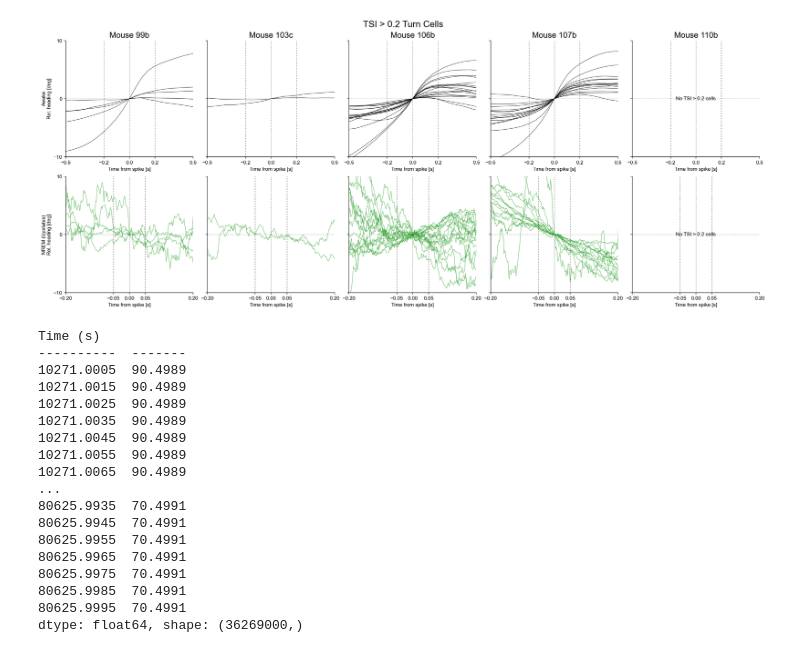
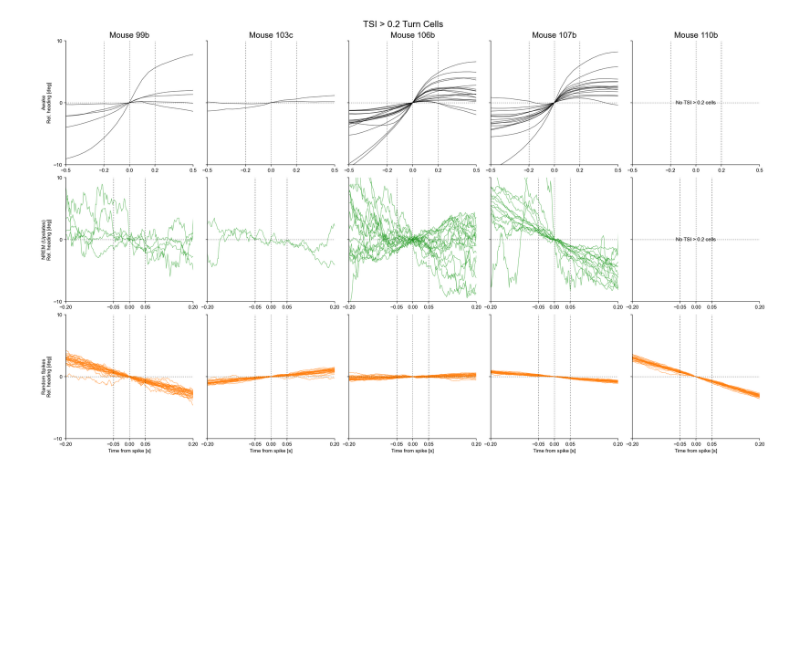
Before and after one commit to Senzai-Lab/nrem_analysis, a Jupyter notebook: notebooks/dual_recordings/visualize_sta_upstates_per_mouse.ipynb, the cells around one changed output. Saved outputs shown, nothing was run; the diff lists cells and outputs as text; code cells hidden in the pictures; blank space fills up the shorter version.

```diff
--- a/notebooks/dual_recordings/visualize_sta_upstates_per_mouse.ipynb
+++ b/notebooks/dual_recordings/visualize_sta_upstates_per_mouse.ipynb
@@ -86,23 +86,30 @@ def plot_scatter_with_regression(ax, x, y, title=None, xlabel=None, ylabel=None,
 # %%
 tsi = []
 sta_nrem = []
+sta_random = []
 midx = []
+random_midx = []
 
 for mouse_idx, mouse_id in enumerate(MOUSE_IDS):
     turn_units = nap.load_file(PROCESSED_DIR / "dual" / mouse_id / "turn_units.npz")
     sta_nrem.append(nap.load_file(INTERIM_DIR / "sta" / mouse_id / "sta_nrem_upstate.npz"))
+    mouse_sta_random = nap.load_file(INTERIM_DIR / "sta" / mouse_id / "sta_random_spikes.npz")
+    sta_random.append(mouse_sta_random)
 
     midx.append(np.zeros_like(turn_units['turn_index']) + mouse_idx)
+    random_midx.append(np.full(mouse_sta_random.shape[1], mouse_idx, dtype=int))
     tsi.append(turn_units['turn_index'])
 
 tsi = np.concatenate(tsi)
 midx = np.concatenate(midx)
+random_midx = np.concatenate(random_midx)
 
 order = np.argsort(tsi)
 tsi = tsi[order]
 midx = midx[order]
 
 sta_nrem = np.rad2deg(np.column_stack(sta_nrem))[:, order]
+sta_random = np.rad2deg(np.column_stack(sta_random))
 sta_original = nap.load_file(PROCESSED_DIR / "dual" / "sta_awake_sorted.npz")
 
 nanmask = np.any(np.isnan(sta_nrem), axis=0)
@@ -211,69 +228,52 @@ plt.show()
 # %%
 fig, axes = plt.subplots(
-    2, len(MOUSE_IDS), figsize=(4 * len(MOUSE_IDS), 8), sharey=True, squeeze=False
+    3, len(MOUSE_IDS), figsize=(4 * len(MOUSE_IDS), 12), sharey=True, squeeze=False
 )
 row_specs = [
-    ("Awake", sta_original, (-0.5, 0.5), [-0.5, -0.2, 0, 0.2, 0.5], 0.2, "k"),
-    ("NREM (Upstates)", sta_nrem, (-0.2, 0.2), [-0.2, -0.05, 0, 0.05, 0.2], 0.05, "tab:green"),
+    ("Awake", sta_original, (-0.5, 0.5), [-0.5, -0.2, 0, 0.2, 0.5], 0.2, "k", midx, True),
+    ("NREM (Upstates)", sta_nrem, (-0.2, 0.2), [-0.2, -0.05, 0, 0.05, 0.2], 0.05, "tab:green", midx, True),
+    ("Random Spikes", sta_random, (-0.2, 0.2), [-0.2, -0.05, 0, 0.05, 0.2], 0.05, "tab:orange", random_midx, False),
 ]
 
 for mouse_idx, mouse_id in enumerate(MOUSE_IDS):
-    mouse_mask = (tsi > 0.2) & (midx == mouse_idx)
+    for row_idx, (state, sta, xlim, xticks, threshold, color, mouse_indices, apply_tsi_filter) in enumerate(row_specs):
+        ax = axes[row_idx, mouse_idx]
+        mouse_mask = mouse_indices == mouse_idx
 
-    for row_idx, (state, sta, xlim, xticks, threshold, color) in enumerate(row_specs):
-        ax = axes[row_idx, mouse_idx]
+        if apply_tsi_filter:
+            mouse_mask &= tsi > 0.2
         ax.plot(
             sta.t, sta.d[:, mouse_mask], color=color, alpha=0.7, linewidth=0.8
         )
 
         if not np.any(mouse_mask):
             ax.text(
-                0.5, 0.5, "No TSI > 0.2 cells",
+                0.5, 0.5, "No TSI > 0.2 cells" if apply_tsi_filter else "No random units",
                 transform=ax.transAxes, ha="center", va="center",
             )
 
         ax.set_xlim(xlim)
         ax.set_ylim((-10, 10))
         ax.set_xticks(xticks)
         ax.set_yticks([-10, 0, 10])
         ax.axhline(0, color="k", linestyle=dashed_style, linewidth=0.4)
         ax.axvline(0, color="k", linestyle=dashed_style, linewidth=0.4)
         ax.axvline(threshold, color="k", linestyle=dashed_style, linewidth=0.5)
         ax.axvline(-threshold, color="k", linestyle=dashed_style, linewidth=0.5)
         ax.spines["top"].set_visible(False)
         ax.spines["right"].set_visible(False)
-        ax.set_xlabel("Time from spike [s]")
+
+        if row_idx == 2:
+            ax.set_xlabel("Time from spike [s]")
 
         if mouse_idx == 0:
             ax.set_ylabel(f"{state}\nRel. heading [deg]")
 
     axes[0, mouse_idx].set_title(f"Mouse {mouse_id}", fontsize=16)
 
 fig.suptitle("TSI > 0.2 Turn Cells", fontsize=18)
-# plt.savefig(FIGURES_DIR / "sta_cw_turns_per_mouse.png", format='png', bbox_inches='tight')
+plt.savefig(FIGURES_DIR / "sta_cw_turns_per_mouse.png", format='png', bbox_inches='tight')
 # plt.savefig(FIGURES_DIR / "sta_cw_turns_per_mouse.svg", format='svg', bbox_inches='tight')
 plt.show()
 # %% [output]
-[figure, old version]
+[figure, new version]
-# %%
-vd = nap.load_file(PROCESSED_DIR / "dual" / "107b" / "virtual_hd.npz")
-vd
-# %% [output]
-Time (s)
-----------  -------
-10271.0005  90.4989
-10271.0015  90.4989
-10271.0025  90.4989
-10271.0035  90.4989
-10271.0045  90.4989
-10271.0055  90.4989
-10271.0065  90.4989
-...
-80625.9935  70.4991
-80625.9945  70.4991
-80625.9955  70.4991
-80625.9965  70.4991
-80625.9975  70.4991
-80625.9985  70.4991
-80625.9995  70.4991
-dtype: float64, shape: (36269000,)
```
Also changed, not shown: parts of 3 cells of this notebook, 6 other files.
